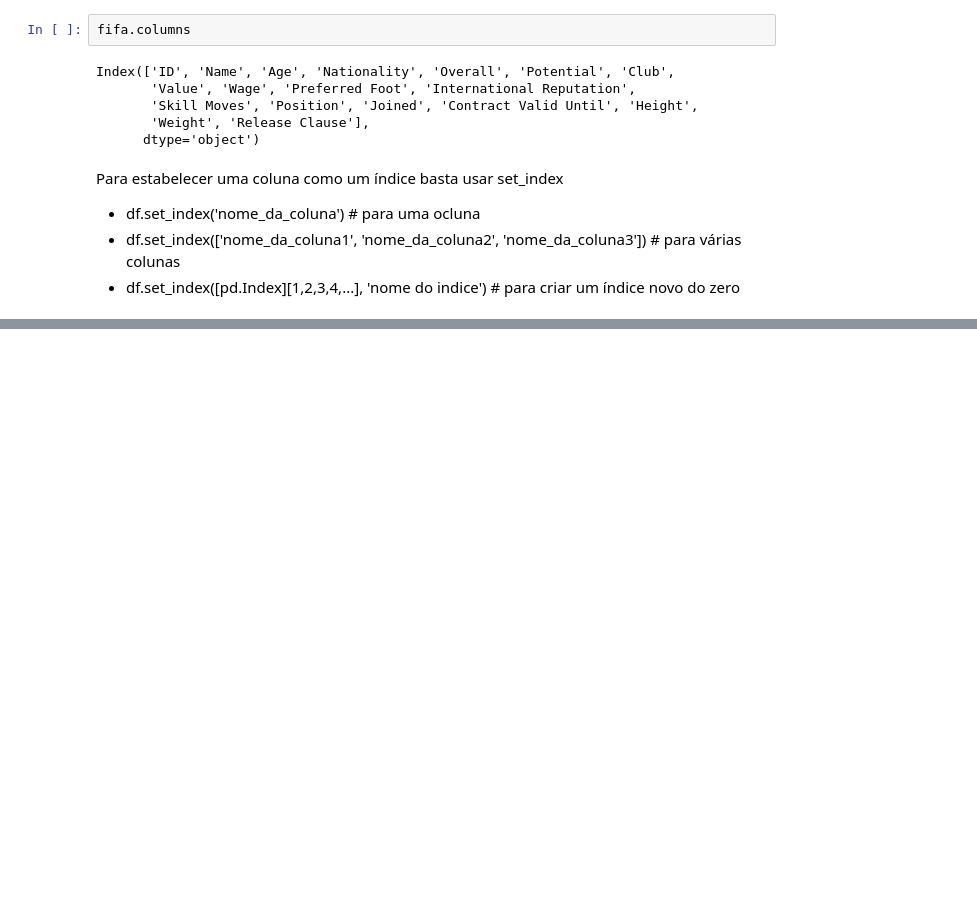
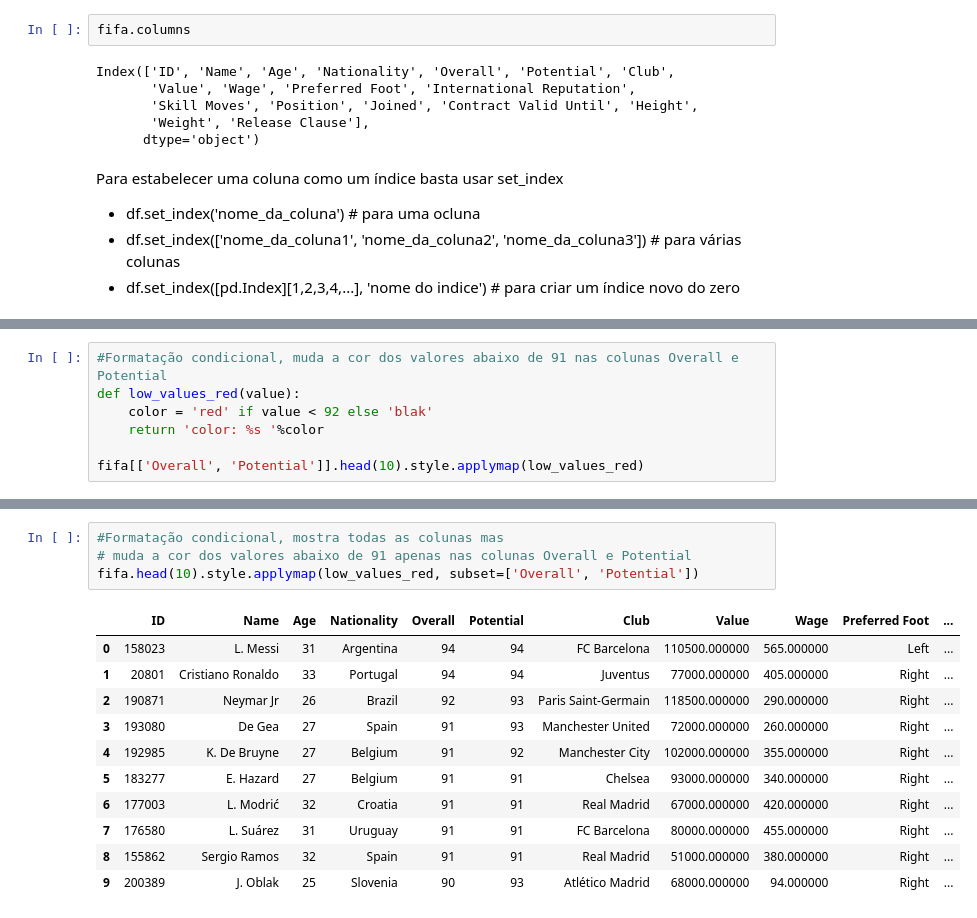
Before and after one commit to DheniMoura/Python-UniversidadeDosDados, a Jupyter notebook: Aula_01_pandas.ipynb, the cells around one changed output, grey strips where cells are left out. Drawn from its saved outputs; the diff is of its cells as text; blank space fills up the shorter version.

Commit message:
formatação condicional

```diff
--- a/Aula_01_pandas.ipynb
+++ b/Aula_01_pandas.ipynb
@@ -95,0 +99,7 @@ OptionError: 'Pattern matched multiple keys'
+# %%
+#Formatação condicional, muda a cor dos valores abaixo de 91 nas colunas Overall e Potential
+def low_values_red(value):
+    color = 'red' if value < 92 else 'blak'
+    return 'color: %s '%color
+
+fifa[['Overall', 'Potential']].head(10).style.applymap(low_values_red)
@@ -95,0 +118,16 @@ OptionError: 'Pattern matched multiple keys'
+# %%
+#Formatação condicional, mostra todas as colunas mas
+# muda a cor dos valores abaixo de 91 apenas nas colunas Overall e Potential
+fifa.head(10).style.applymap(low_values_red, subset=['Overall', 'Potential'])
+# %% [output]
+|  | ID | Name | Age | Nationality | Overall | Potential | Club | Value | Wage | Preferred Foot | ... |
+| 0 | 158023 | L. Messi | 31 | Argentina | 94 | 94 | FC Barcelona | 110500.000000 | 565.000000 | Left | ... |
+| 1 | 20801 | Cristiano Ronaldo | 33 | Portugal | 94 | 94 | Juventus | 77000.000000 | 405.000000 | Right | ... |
+| 2 | 190871 | Neymar Jr | 26 | Brazil | 92 | 93 | Paris Saint-Germain | 118500.000000 | 290.000000 | Right | ... |
+| 3 | 193080 | De Gea | 27 | Spain | 91 | 93 | Manchester United | 72000.000000 | 260.000000 | Right | ... |
+| 4 | 192985 | K. De Bruyne | 27 | Belgium | 91 | 92 | Manchester City | 102000.000000 | 355.000000 | Right | ... |
+| 5 | 183277 | E. Hazard | 27 | Belgium | 91 | 91 | Chelsea | 93000.000000 | 340.000000 | Right | ... |
+| 6 | 177003 | L. Modrić | 32 | Croatia | 91 | 91 | Real Madrid | 67000.000000 | 420.000000 | Right | ... |
+| 7 | 176580 | L. Suárez | 31 | Uruguay | 91 | 91 | FC Barcelona | 80000.000000 | 455.000000 | Right | ... |
+| 8 | 155862 | Sergio Ramos | 32 | Spain | 91 | 91 | Real Madrid | 51000.000000 | 380.000000 | Right | ... |
+| 9 | 200389 | J. Oblak | 25 | Slovenia | 90 | 93 | Atlético Madrid | 68000.000000 | 94.000000 | Right | ... |
```
Also changed, not shown: parts of 9 cells of this notebook.
